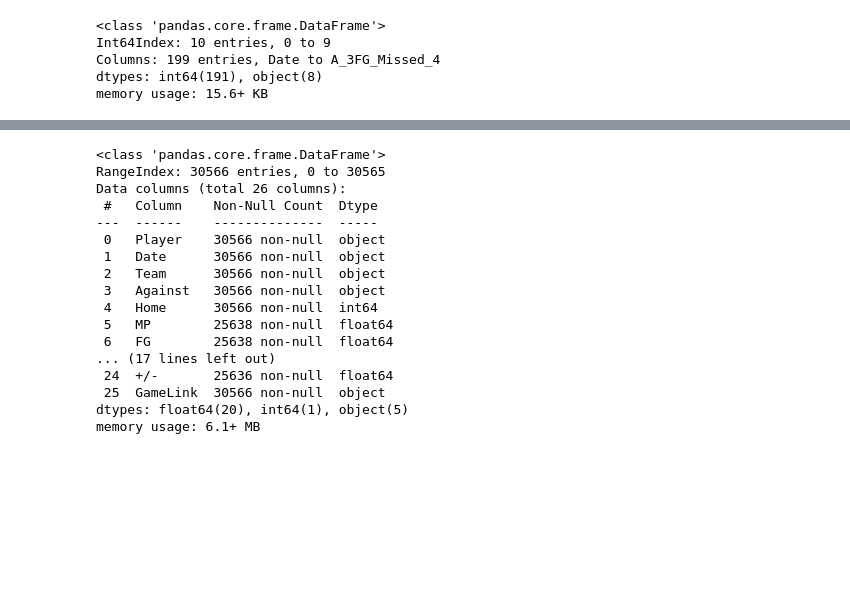
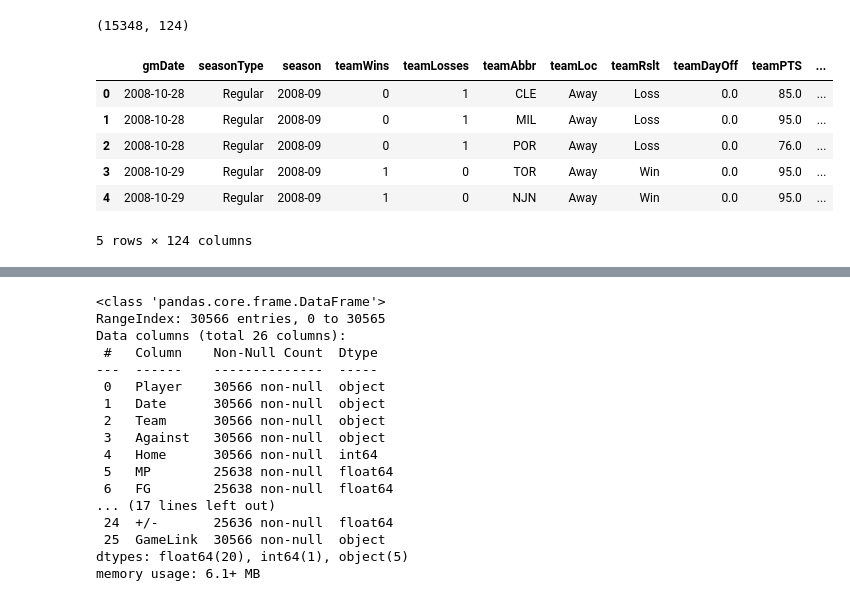
Before and after one commit to ElectricSheep007/UNH-Repo, a Jupyter notebook: DS_Guided_Capstone_2_Repo/virenv/Guided_Capstone_Project_2.ipynb, the cells around one changed output, grey strips where cells are left out. Cells and saved outputs as stored; diff of their text form; code cells hidden in the pictures; blank space fills up the shorter version.

```diff
--- a/DS_Guided_Capstone_2_Repo/virenv/Guided_Capstone_Project_2.ipynb
+++ b/DS_Guided_Capstone_2_Repo/virenv/Guided_Capstone_Project_2.ipynb
@@ -51,13 +74,14 @@ REVIEWING PRIOR INVESTIGATION'S TEAM STATISTICS
 # %%
-#Dataset from prior investigation - NBA Combined Team Stats
-#website - "https://towardsdatascience.com/predicting-the-outcome-of-nba-games-with-machine-learning-a810bb768f20"
-
-ps_team = pd.read_csv('/Users/Shawn/Documents/UNH_ML_SLF/MLassignments/UNH-Repo/DS_Guided_Capstone_2_Repo/virenv/NBA_Combined_Team_Stats.csv', index_col=0)
+team_stats.shape
+# %% [output]
+(15348, 124)
 # %%
-ps_team.info()
+team_stats.head()
 # %% [output]
+|  | gmDate | seasonType | season | teamWins | teamLosses | teamAbbr | teamLoc | teamRslt | teamDayOff | teamPTS | ... |
+| 0 | 2008-10-28 | Regular | 2008-09 | 0 | 1 | CLE | Away | Loss | 0.0 | 85.0 | ... |
+| 1 | 2008-10-28 | Regular | 2008-09 | 0 | 1 | MIL | Away | Loss | 0.0 | 95.0 | ... |
+| 2 | 2008-10-28 | Regular | 2008-09 | 0 | 1 | POR | Away | Loss | 0.0 | 76.0 | ... |
+| 3 | 2008-10-29 | Regular | 2008-09 | 1 | 0 | TOR | Away | Win | 0.0 | 95.0 | ... |
+| 4 | 2008-10-29 | Regular | 2008-09 | 1 | 0 | NJN | Away | Win | 0.0 | 95.0 | ... |
-<class 'pandas.core.frame.DataFrame'>
-Int64Index: 10 entries, 0 to 9
-Columns: 199 entries, Date to A_3FG_Missed_4
-dtypes: int64(191), object(8)
-memory usage: 15.6+ KB
+5 rows × 124 columns
```
Also changed, not shown: parts of 74 cells of this notebook.
